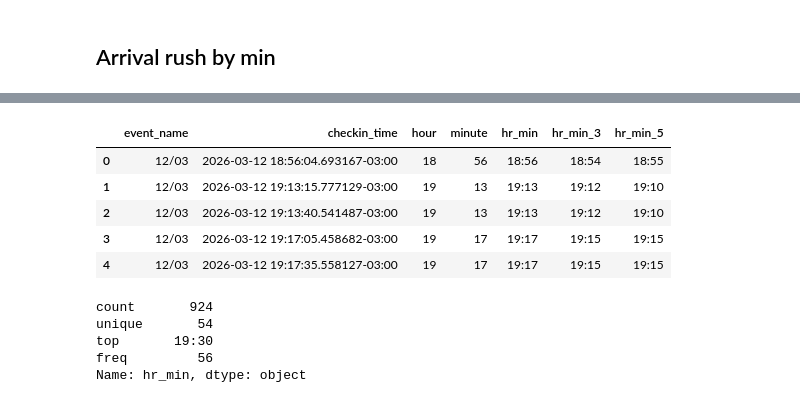
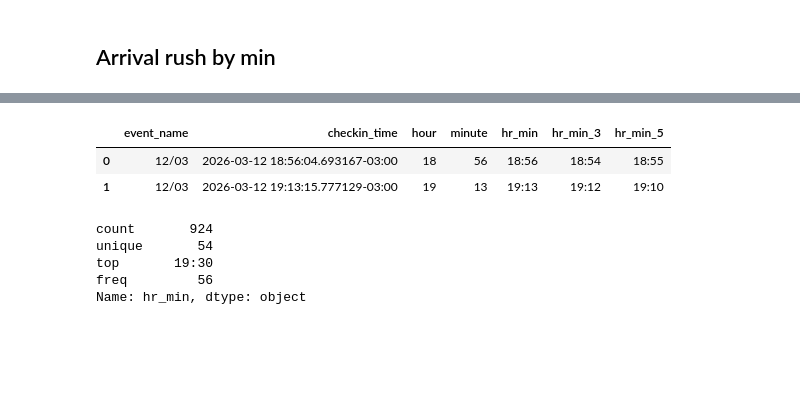
Before and after one commit to YuhanZhou3/ParusyaDA, a Jupyter notebook: analysis.ipynb, the cells around one changed output, grey strips where cells are left out. Saved outputs shown, nothing was run; the diff lists cells and outputs as text; code cells hidden in the pictures; blank space fills up the shorter version.

```diff
--- a/analysis.ipynb
+++ b/analysis.ipynb
@@ -103,0 +10,5 @@ dtype: object
+# %%
+# Load cleaned data for analysis
+df = pd.read_csv("data_public/cleaned_data.csv",
+                 parse_dates=["event_time", "checkin_time", "participant_birth"])
+df.dtypes
@@ -392,18 +313,16 @@ df.head(3)
 # %%
+# check-in time dataframe
 checkin_info = df[['event_name', 'checkin_time']].copy()
 checkin_info['hour'] = checkin_info['checkin_time'].dt.hour
 checkin_info['minute'] = checkin_info['checkin_time'].dt.minute
 checkin_info['hr_min'] = checkin_info['checkin_time'].dt.strftime('%H:%M')
 checkin_info['hr_min_3'] = checkin_info['checkin_time'].dt.floor('3min').dt.strftime('%H:%M')
 checkin_info['hr_min_5'] = checkin_info['checkin_time'].dt.floor('5min').dt.strftime('%H:%M')
-checkin_info.head()
+checkin_info.head(2)
 # %% [output]
 |  | event_name | checkin_time | hour | minute | hr_min | hr_min_3 | hr_min_5 |
 | 0 | 12/03 | 2026-03-12 18:56:04.693167-03:00 | 18 | 56 | 18:56 | 18:54 | 18:55 |
 | 1 | 12/03 | 2026-03-12 19:13:15.777129-03:00 | 19 | 13 | 19:13 | 19:12 | 19:10 |
-| 2 | 12/03 | 2026-03-12 19:13:40.541487-03:00 | 19 | 13 | 19:13 | 19:12 | 19:10 |
-| 3 | 12/03 | 2026-03-12 19:17:05.458682-03:00 | 19 | 17 | 19:17 | 19:15 | 19:15 |
-| 4 | 12/03 | 2026-03-12 19:17:35.558127-03:00 | 19 | 17 | 19:17 | 19:15 | 19:15 |
 # %%
 checkin_info["hr_min"].describe()
 # %% [output]
```
Also changed, not shown: parts of 19 cells of this notebook, 2 other files.
